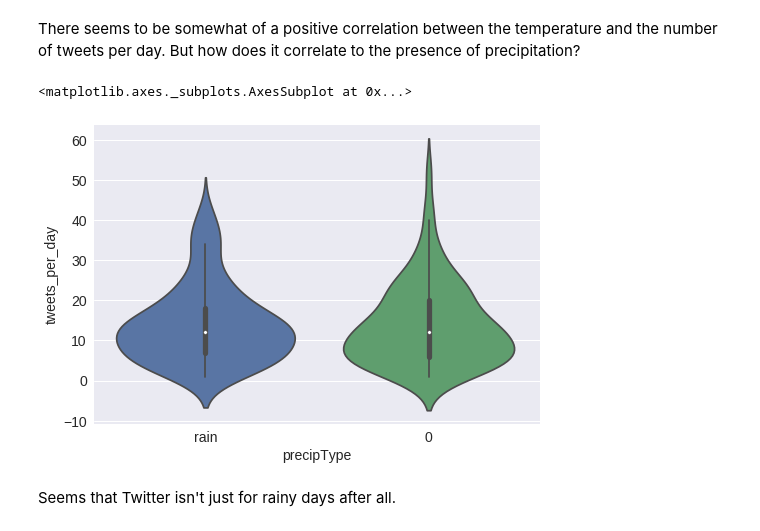
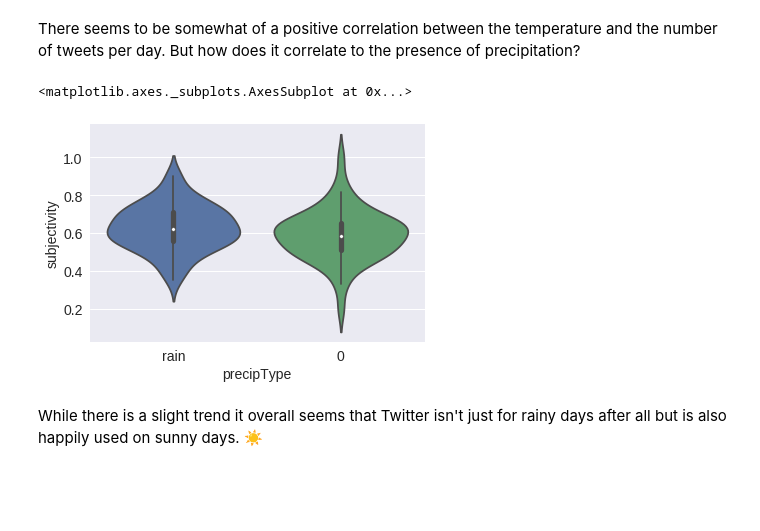
Before and after one commit to OpenHumans/ohjh-example-notebooks, a Jupyter notebook: twitter-under-the-weather.ipynb, the cells around one changed output. Drawn from its saved outputs; the diff is of its cells as text; code cells hidden in the pictures; blank space fills up the shorter version.

```diff
--- a/twitter-under-the-weather.ipynb
+++ b/twitter-under-the-weather.ipynb
@@ -12,7 +12,7 @@ The `DATARANGE_START` and `DATARANGE_END` give the boundaries for which your ana
 
 You might consider paying for additional API calls to *Dark Sky* as it's rather cheap: Making 10,000 calls costs US $1.00 and you can [set up daily usage limits](https://darksky.net/dev/account/edit) to make sure you don't accumulate too much costs.
 # %%
-DARKSKY_KEY = 'YOUR_KEY_HERE'
+DARKSKY_KEY = 'ENTER_YOUR_KEY'
 DATARANGE_START = "2016-06-01"
 DATARANGE_END = "2018-05-08"
 # %% [markdown]
@@ -479,0 +471,29 @@ sns.lmplot(x="temperatureLow", y="tweets_per_day", data=twitter_moves_subset,low
+# %%
+tweet_year = "2016"
+# you can get these values from Google Maps by clicking on a point and copy&pasting the values
+# from the URL/bottom information box
+
+target_latitude = 50.114462 # If you're south of the equator this one should start with "-"
+target_longitude = 8.746019 # If you're west of the prime meridian this should also start with a "-"
+km_distance = 25 # we don't want to be too strict in filtering.
+# %%
+# earth's radius in km = ~6371
+earth_radius = 6371
+
+# latitude boundaries
+maxlat = target_latitude + np.rad2deg(km_distance / earth_radius)
+minlat = target_latitude - np.rad2deg(km_distance / earth_radius)
+
+#longitude boundaries (longitude gets smaller when latitude increases)
+maxlng = target_longitude + np.rad2deg(km_distance / earth_radius / np.cos(np.deg2rad(target_latitude)))
+minlng = target_longitude - np.rad2deg(km_distance / earth_radius / np.cos(np.deg2rad(target_latitude)))
+
+twitter_moves['tweets_per_day'] = twitter_moves['date_twitter']
+twitter_moves_subset = twitter_moves[(twitter_moves.index.year == int(tweet_year)) &
+                                    (twitter_moves['longitude_moves'] >= minlng) &
+                                    (twitter_moves['longitude_moves'] < maxlng) &
+                                    (twitter_moves['latitude_moves'] < maxlat) &
+                                    (twitter_moves['latitude_moves'] > minlat)]
+
+
+sns.lmplot(x="temperatureLow", y="tweets_per_day", data=twitter_moves_subset,lowess=True,size=8,aspect=1.5)
@@ -481,10 +504,10 @@ sns.lmplot(x="temperatureLow", y="tweets_per_day", data=twitter_moves_subset,low
 There seems to be somewhat of a positive correlation between the temperature and the number of tweets per day. But how does it correlate to the presence of precipitation?
 # %%
 sns.violinplot(x='precipType',
-               y='tweets_per_day',
+               y='subjectivity',
                data=twitter_moves_subset[twitter_moves_subset['precipType'] != 'snow'])
 # %% [output]
 <matplotlib.axes._subplots.AxesSubplot at 0x...>
-[figure, old version]
+[figure, new version]
 # %% [markdown]
-Seems that Twitter isn't just for rainy days after all.
+While there is a slight trend it overall seems that Twitter isn't just for rainy days after all but is also happily used on sunny days. ☀️
```
Also changed, not shown: parts of 4 cells of this notebook.
